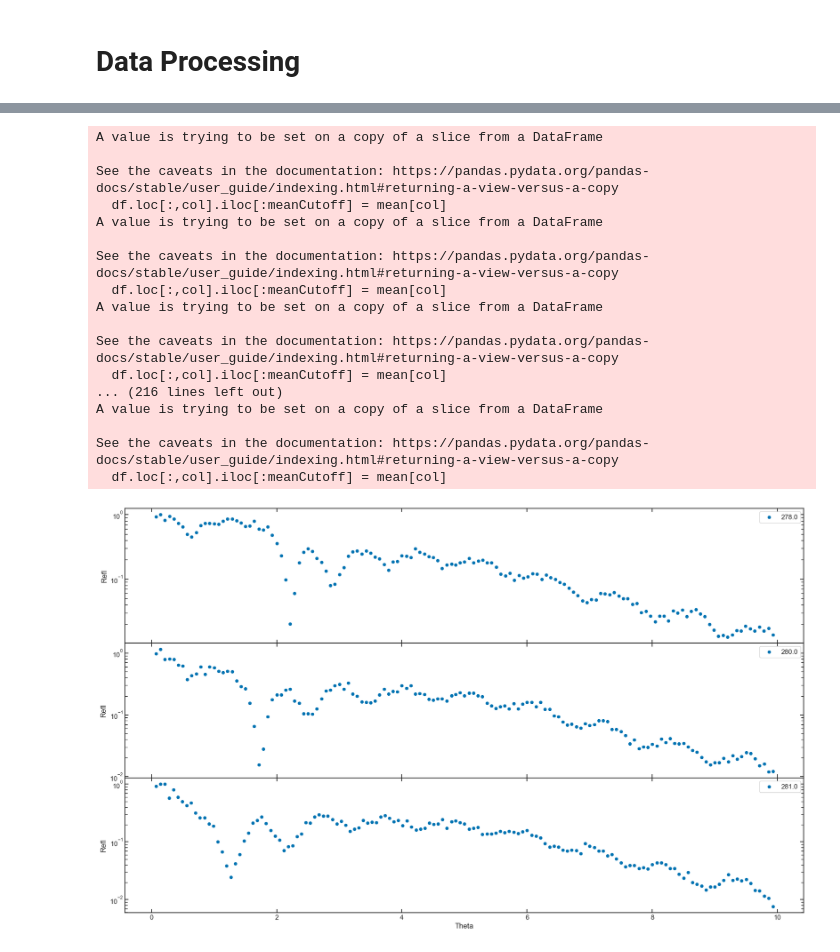
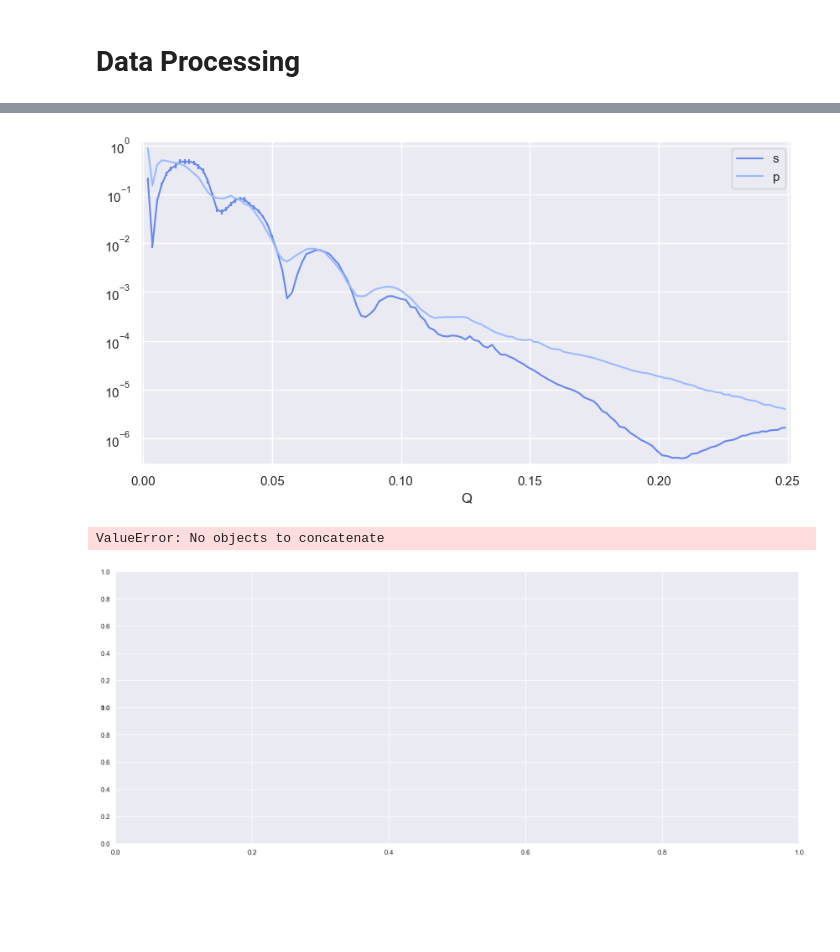
Before and after one commit to WSU-Carbon-Lab/pyref, a Jupyter notebook: docs/NovBeamTime.ipynb, the cells around one changed output, grey strips where cells are left out. Saved outputs shown, nothing was run; the diff lists cells and outputs as text; code cells hidden in the pictures; blank space fills up the shorter version.

Commit message:
io, frames

```diff
--- a/docs/NovBeamTime.ipynb
+++ b/docs/NovBeamTime.ipynb
@@ -1,13 +0,0 @@
-# %%
-import sys
-import matplotlib.pyplot as plt
-import seaborn as sns
-
-sns.set_theme(context="paper", style="whitegrid")
-sns.set_style("ticks", {"xtick.major.size": 8, "ytick.major.size": 8})
-
-sys.path.append("reflutils")
-import reflutils as ru
-from runfile import *
-
-macro_folder = make_macro_folder()
@@ -19,43 +35,35 @@ macro_folder = make_macro_folder()
+# %%
+fig, ax = plt.subplots(sharex=True, gridspec_kw={"hspace": 0})
+xrr_1.plot(ax=ax, label="s")
+xrr_2.plot(ax=ax, label="p")
+
+xrr_1.to_csv()
+xrr_2.to_csv()
+# %% [output]
+[figure, added]
 # %%
 def multi_en_ploting():
     scan_number = ru.FileDialog.getDirectory()
     en = [en for en in scan_number.iterdir() if en.is_dir()]
     fig, ax = plt.subplots(
         nrows=len(en),
         figsize=(20, 4 * len(en)),
         sharex=True,
         gridspec_kw={"wspace": 0, "hspace": 0},
     )
     for e in en:
         file = scan_number / e / "100.0"
         data = ru.Refl(path=file).refl
         data.plot(
             x="Theta",
             y="Refl",
             ax=ax[en.index(e)],
             label=e.name,
             logy=True,
-            kind="scatter",
         )
 
 
 multi_en_ploting()
 # %% [output]
-A value is trying to be set on a copy of a slice from a DataFrame
-
-See the caveats in the documentation: https://pandas.pydata.org/pandas-docs/stable/user_guide/indexing.html#returning-a-view-versus-a-copy
-  df.loc[:,col].iloc[:meanCutoff] = mean[col]
-A value is trying to be set on a copy of a slice from a DataFrame
-
-See the caveats in the documentation: https://pandas.pydata.org/pandas-docs/stable/user_guide/indexing.html#returning-a-view-versus-a-copy
-  df.loc[:,col].iloc[:meanCutoff] = mean[col]
-A value is trying to be set on a copy of a slice from a DataFrame
-
-See the caveats in the documentation: https://pandas.pydata.org/pandas-docs/stable/user_guide/indexing.html#returning-a-view-versus-a-copy
-  df.loc[:,col].iloc[:meanCutoff] = mean[col]
-... (216 lines left out)
-A value is trying to be set on a copy of a slice from a DataFrame
-
-See the caveats in the documentation: https://pandas.pydata.org/pandas-docs/stable/user_guide/indexing.html#returning-a-view-versus-a-copy
-  df.loc[:,col].iloc[:meanCutoff] = mean[col]
+ValueError: No objects to concatenate
-[figure, old version]
+[figure, new version]
```
Also changed, not shown: parts of 3 cells of this notebook, 6 other files.
